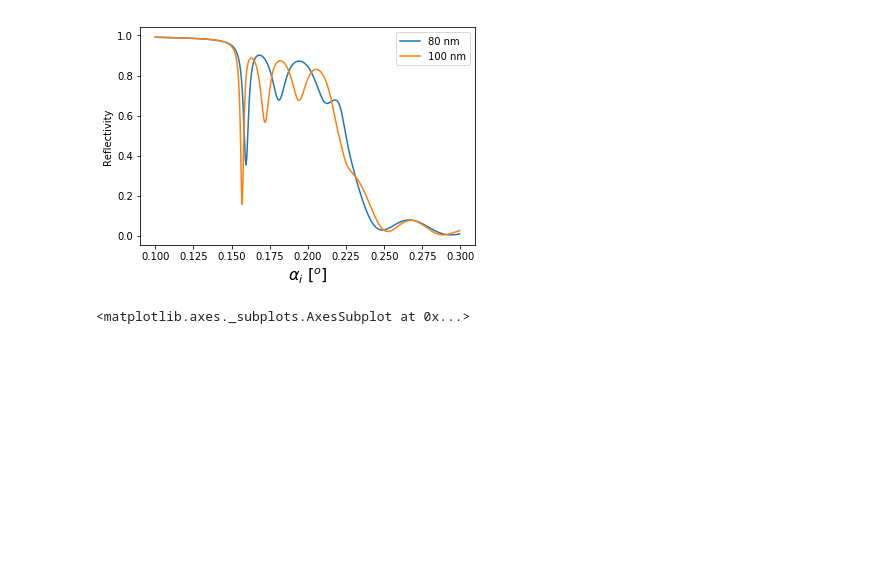
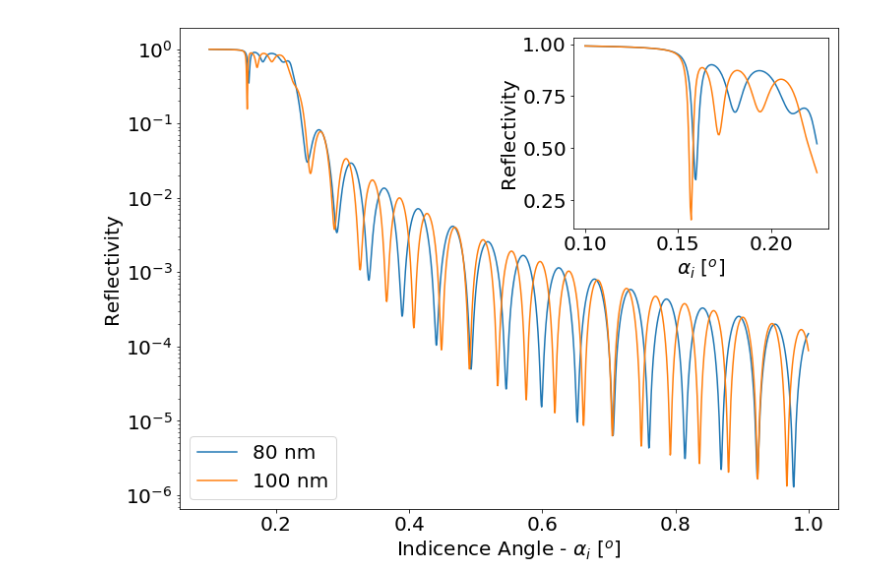
Before and after one commit to pjd5144/scattering, a Jupyter notebook: Parrat.ipynb, the cells around one changed output. Drawn from its saved outputs; the diff is of its cells as text; code cells hidden in the pictures; blank space fills up the shorter version.

```diff
--- a/Parrat.ipynb
+++ b/Parrat.ipynb
@@ -95,24 +127,28 @@ beta_PS = delta_PS/200.
 tfilm = 2000 # thickness in angstroms
 n_PS = complex(1-delta_PS, beta_PS)
 # %%
-alphai = np.arange(0.1,0.3,.0005)/180*np.pi
+alphai = np.arange(0.1,1,.0005)/180*np.pi
 # alphai = [0.18*180/np.pi]
 ref1 = parratt_reflectivity(1.54,n_Si,n_PS,800,alphai)
 ref2 = parratt_reflectivity(1.54,n_Si,n_PS,1000,alphai)
-plt.plot(alphai*180/np.pi,np.abs(ref1)**2)
-plt.plot(alphai*180/np.pi,np.abs(ref2)**2)
-plt.xlabel(r'$\alpha_i$ $[^o]$',FontSize=16)
-plt.ylabel('Reflectivity')
-plt.legend(('80 nm','100 nm'))
-plt.show()
-# %% [output]
-[figure, removed]
+# %%
+from mpl_toolkits.axes_grid1.inset_locator import inset_axes
+fig, ax = plt.subplots(figsize=(12,9))
+ax.semilogy(alphai*180/np.pi,np.abs(ref1)**2)
+ax.semilogy(alphai*180/np.pi,np.abs(ref2)**2)
+plt.xlabel(r'Indicence Angle - $\alpha_i$ $[^o]$')
+plt.ylabel('Reflectivity')
+plt.legend(('80 nm','100 nm'),loc='lower left')
+axins = inset_axes(ax, width=3.6, height=2.7)
+axins.plot(alphai[0:250]*180/np.pi,np.abs(ref1[0:250])**2)
+axins.plot(alphai[0:250]*180/np.pi,np.abs(ref2[0:250])**2)
+plt.xlabel(r'$\alpha_i$ $[^o]$')
+plt.ylabel('Reflectivity')
+plt.show()
+# %% [output]
+[figure, added]
 # %%
-%matplotlib qt
-import scipy as sp
-alphai = np.arange(0.1,.2,.00025)/180*np.pi
+alphai = np.arange(0.1,.25,.0005)/180*np.pi
 # alphai = [0.1*np.pi/180]
-EFI = EFI_calc(1.54,n_Si,n_PS,800,alphai)
-sns.heatmap(EFI,cmap="jet")
+Rf, EFI = EFI_calc(1.54,n_Si,n_PS,1000,alphai)
+avg_EFI = np.average(EFI,axis=0)
-# %% [output]
-<matplotlib.axes._subplots.AxesSubplot at 0x...>
```
Also changed, not shown: parts of 4 cells of this notebook, 3 other files.
